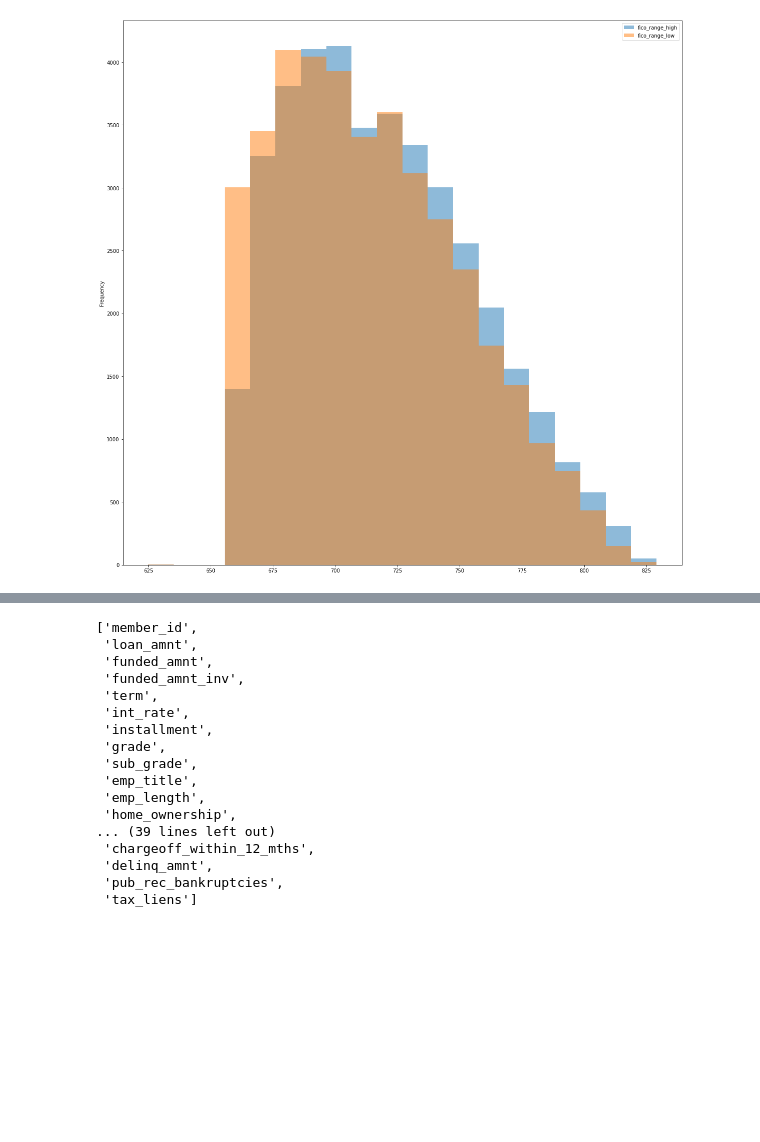
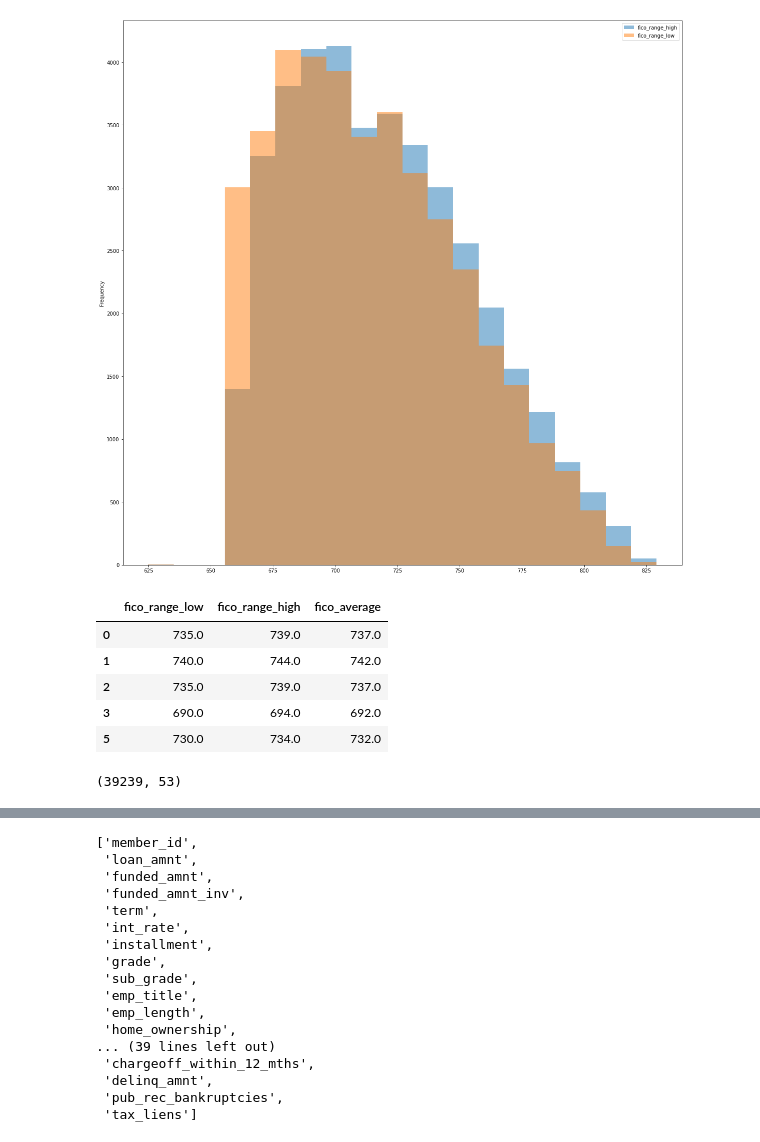
Before and after one commit to andvsilva/dataset, a Jupyter notebook: notebooks/cleaning.ipynb, the cells around one changed output, grey strips where cells are left out. Saved outputs shown, nothing was run; the diff lists cells and outputs as text; code cells hidden in the pictures; blank space fills up the shorter version.

```diff
--- a/notebooks/cleaning.ipynb
+++ b/notebooks/cleaning.ipynb
@@ -376,6 +376,24 @@ plt.savefig('pictures/fico_range_stat.png')
 39242
 39239
 [figure]
+# %%
+df['fico_average'] = (df['fico_range_high'] + df['fico_range_low']) / 2
+
+cols = ['fico_range_low','fico_range_high','fico_average']
+df[cols].head()
+# %% [output]
+|  | fico_range_low | fico_range_high | fico_average |
+| 0 | 735.0 | 739.0 | 737.0 |
+| 1 | 740.0 | 744.0 | 742.0 |
+| 2 | 735.0 | 739.0 | 737.0 |
+| 3 | 690.0 | 694.0 | 692.0 |
+| 5 | 730.0 | 734.0 | 732.0 |
+# %%
+drop_cols = ['fico_range_low','fico_range_high','last_fico_range_low', 'last_fico_range_high']
+df = df.drop(drop_cols, axis=1)
+df.shape
+# %% [output]
+(39239, 53)
 # %%
 df
 # %% [output]
```
Also changed, not shown: parts of 11 cells of this notebook, 1 other file.
